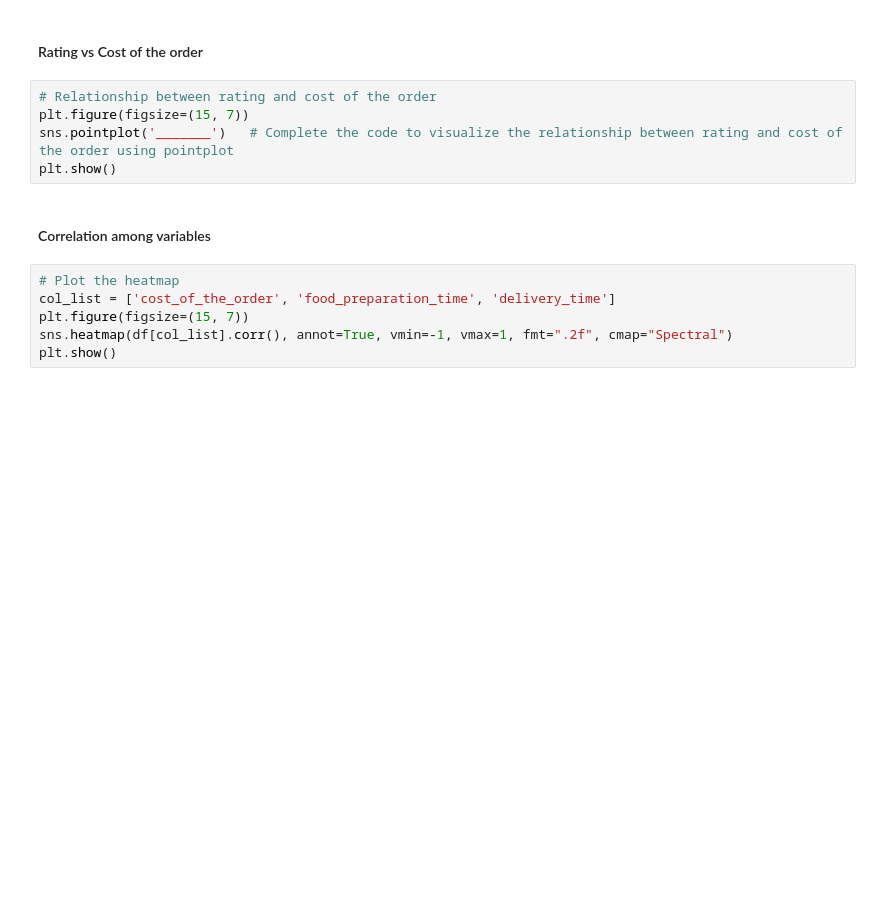
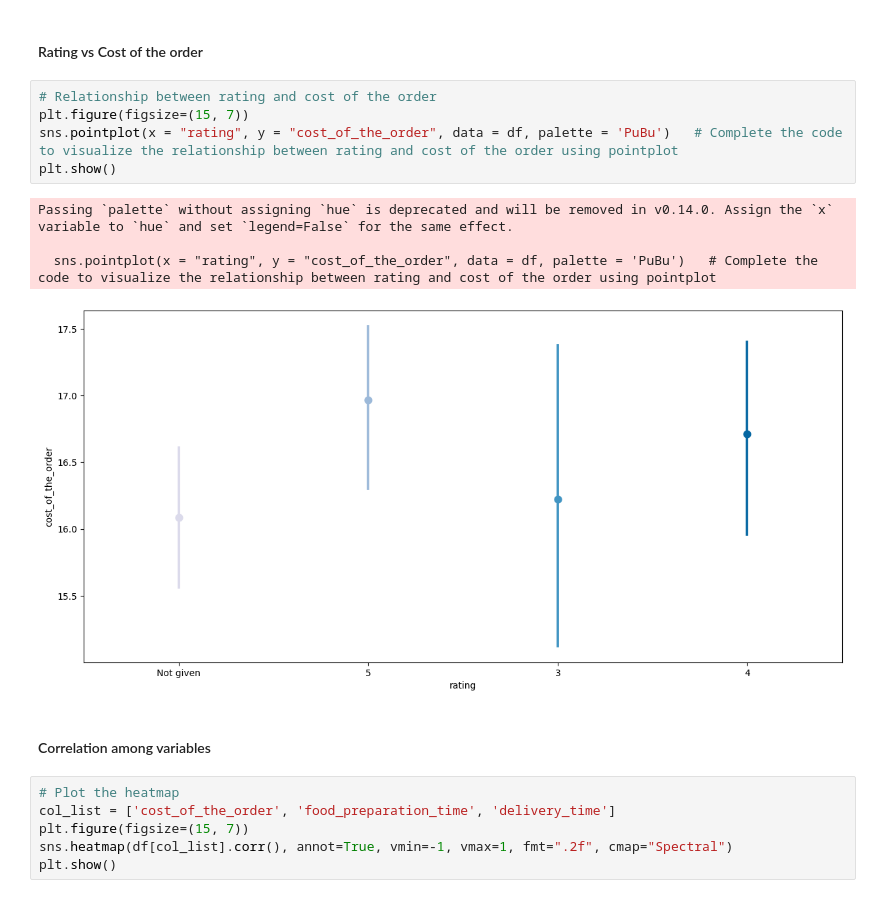
Before and after one commit to samiahmed99/mitcourse, a Jupyter notebook: FDS_Project_LearnerNotebook_LowCode.ipynb, the cells around one changed output. Saved outputs shown, nothing was run; the diff lists cells and outputs as text; blank space fills up the shorter version.

```diff
--- a/FDS_Project_LearnerNotebook_LowCode.ipynb
+++ b/FDS_Project_LearnerNotebook_LowCode.ipynb
@@ -348,8 +400,13 @@ plt.show()
 # %%
 # Relationship between rating and cost of the order
 plt.figure(figsize=(15, 7))
-sns.pointplot('_______')   # Complete the code to visualize the relationship between rating and cost of the order using pointplot
+sns.pointplot(x = "rating", y = "cost_of_the_order", data = df, palette = 'PuBu')   # Complete the code to visualize the relationship between rating and cost of the order using pointplot
 plt.show()
+# %% [output]
+Passing `palette` without assigning `hue` is deprecated and will be removed in v0.14.0. Assign the `x` variable to `hue` and set `legend=False` for the same effect.
+
+  sns.pointplot(x = "rating", y = "cost_of_the_order", data = df, palette = 'PuBu')   # Complete the code to visualize the relationship between rating and cost of the order using pointplot
+[figure, added]
 # %% [markdown]
 #### Correlation among variables
 # %%
```
Also changed, not shown: parts of 15 cells of this notebook.
